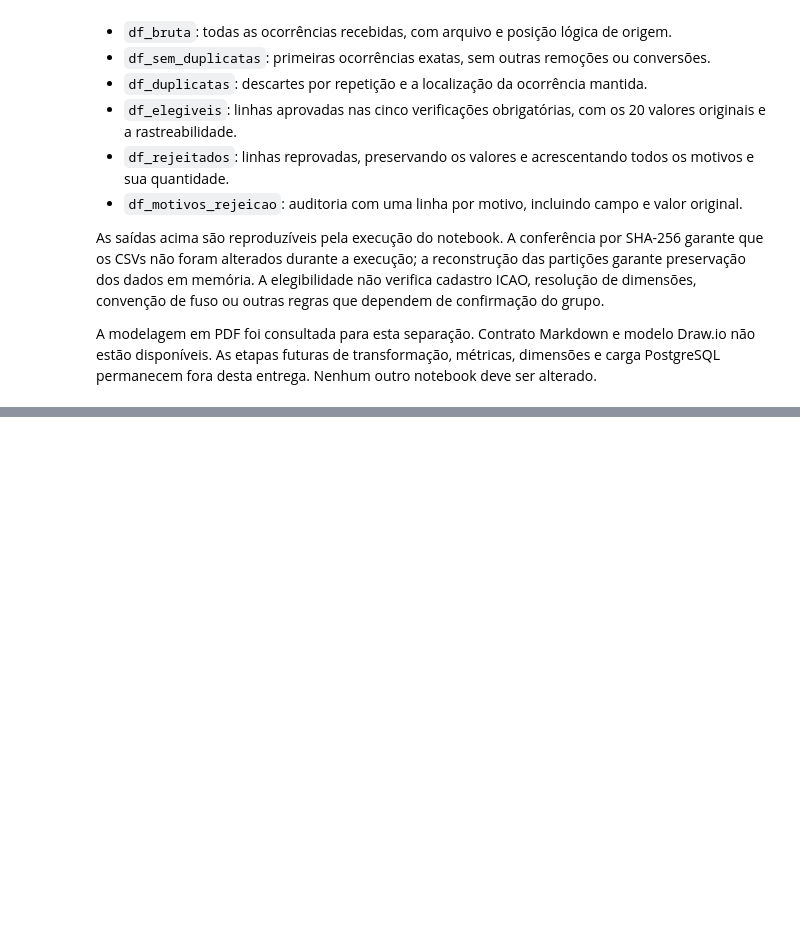
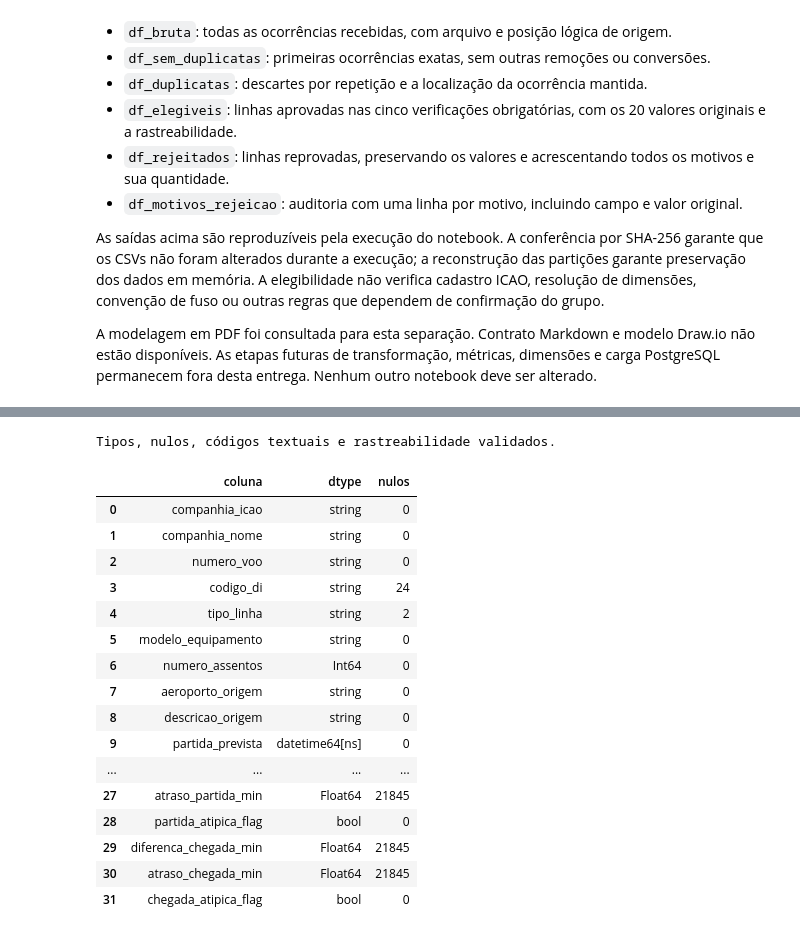
Before and after one commit to LeonardoBarrosCavalcantiNeto/Projeto-de-integracao-BD, a Jupyter notebook: notebooks/etl/etl_2020.ipynb, the cells around one changed output, grey strips where cells are left out. Saved outputs shown, nothing was run; the diff lists cells and outputs as text; code cells hidden in the pictures; blank space fills up the shorter version.

```diff
--- a/notebooks/etl/etl_2020.ipynb
+++ b/notebooks/etl/etl_2020.ipynb
@@ -558,0 +726,78 @@ A modelagem em PDF foi consultada para esta separação. Contrato Markdown e mod
+# %%
+assert len(df_transformados) == len(df_elegiveis) == 481909
+assert df_transformados.index.equals(df_elegiveis.index)
+assert len(df_bruta) == len(df_duplicatas) + len(df_rejeitados) + len(df_transformados)
+pd.testing.assert_frame_equal(df_transformados[colunas_origem], df_elegiveis[colunas_origem])
+assert not df_transformados.duplicated(colunas_origem).any()
+assert df_transformados["quantidade_voos"].eq(1).all()
+assert df_transformados["quantidade_voos"].sum() == len(df_transformados)
+assert df_transformados["ano_origem"].eq(2020).all()
+assert str(df_transformados["ano_origem"].dtype) == "Int16"
+assert str(df_transformados["quantidade_voos"].dtype) == "Int16"
+assert str(df_transformados["numero_assentos"].dtype) == "Int64"
+
+formatos_conferencia = {
+    "Partida Prevista": "%d/%m/%Y %H:%M", "Partida Real": "%d/%m/%Y %H:%M",
+    "Chegada Prevista": "%d/%m/%Y %H:%M", "Chegada Real": "%d/%m/%Y %H:%M",
+    "Referência": "%Y-%m-%d",
+}
+for original, formato in formatos_conferencia.items():
+    destino = mapeamento_transformacao[original]
+    fonte_texto = texto_opcional(df_elegiveis[original])
+    data = df_transformados[destino]
+    assert str(data.dtype) == "datetime64[ns]"
+    assert data.dt.tz is None
+    pd.testing.assert_series_equal(data.isna(), fonte_texto.isna(), check_names=False)
+    pd.testing.assert_series_equal(
+        data.dt.strftime(formato).astype("string"), fonte_texto, check_names=False,
+    )
+assert df_transformados[["partida_prevista", "chegada_prevista"]].notna().all().all()
+assert df_transformados["referencia"].dropna().eq(
+    df_transformados["referencia"].dropna().dt.normalize()
+).all()
+
+for original, destino in mapeamento_transformacao.items():
+    if original not in formatos_conferencia and original != "Número de Assentos":
+        assert isinstance(df_transformados[destino].dtype, pd.StringDtype)
+        pd.testing.assert_series_equal(
+            df_transformados[destino], texto_opcional(df_elegiveis[original]), check_names=False,
+        )
+pd.testing.assert_series_equal(
+    df_transformados["numero_assentos"].isna(),
+    texto_opcional(df_elegiveis["Número de Assentos"]).isna(), check_names=False,
+)
+preenchidos_assentos = df_transformados["numero_assentos"].notna()
+assert df_transformados.loc[preenchidos_assentos, "numero_assentos"].ge(0).all()
+for campo, id_campo in [("justificativa", "id_justificativa"), ("modelo_equipamento", "id_equipamento")]:
+    desconhecido = df_transformados[campo].isna()
+    assert str(df_transformados[id_campo].dtype) == "Int64"
+    assert df_transformados.loc[desconhecido, id_campo].eq(0).all()
+    assert df_transformados.loc[~desconhecido, id_campo].isna().all()
+
+resumo_tipos_nulos = pd.DataFrame({
+    "coluna": df_transformados.columns,
+    "dtype": [str(df_transformados[c].dtype) for c in df_transformados.columns],
+    "nulos": df_transformados.isna().sum().values,
+})
+with pd.option_context("display.max_rows", None):
+    display(resumo_tipos_nulos)
+print("Tipos, nulos, códigos textuais e rastreabilidade validados.")
+# %% [output]
+Tipos, nulos, códigos textuais e rastreabilidade validados.
+|  | coluna | dtype | nulos |
+| 0 | companhia_icao | string | 0 |
+| 1 | companhia_nome | string | 0 |
+| 2 | numero_voo | string | 0 |
+| 3 | codigo_di | string | 24 |
+| 4 | tipo_linha | string | 2 |
+| 5 | modelo_equipamento | string | 0 |
+| 6 | numero_assentos | Int64 | 0 |
+| 7 | aeroporto_origem | string | 0 |
+| 8 | descricao_origem | string | 0 |
+| 9 | partida_prevista | datetime64[ns] | 0 |
+| ... | ... | ... | ... |
+| 27 | atraso_partida_min | Float64 | 21845 |
+| 28 | partida_atipica_flag | bool | 0 |
+| 29 | diferenca_chegada_min | Float64 | 21845 |
+| 30 | atraso_chegada_min | Float64 | 21845 |
+| 31 | chegada_atipica_flag | bool | 0 |
```
Also changed, not shown: parts of 11 cells of this notebook.
